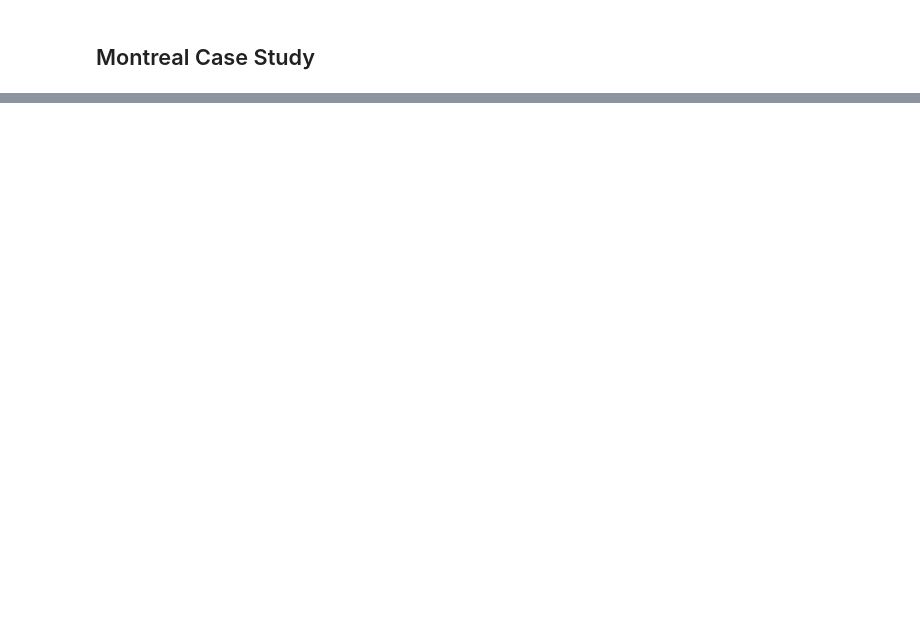
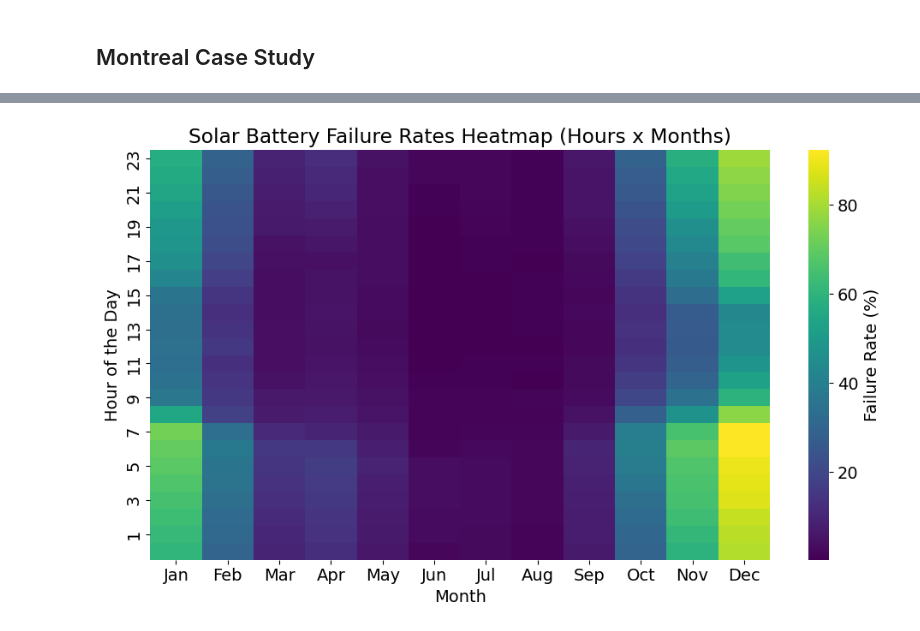
Before and after one commit to kyanshlipak/HT_monitor_model_public, a Jupyter notebook: global_modeling_figures_and_analysis.ipynb, the cells around one changed output, grey strips where cells are left out. Drawn from its saved outputs; the diff is of its cells as text; code cells hidden in the pictures; blank space fills up the shorter version.

```diff
--- a/global_modeling_figures_and_analysis.ipynb
+++ b/global_modeling_figures_and_analysis.ipynb
@@ -1990,34 +2287,36 @@ def chart_solar_failure_matplotlib(solar_data):
     solar_data['month'] = solar_data.index.month
     solar_data['hour'] = solar_data.index.hour
     solar_data['failure'] = (solar_data['charges'] / 3600 <= 0.001) * 100
 
     # Aggregate the data
     agg_df = solar_data.groupby(['month', 'hour']).agg({'failure': 'mean'}).reset_index()
 
     # Pivot the data to create a matrix for the heatmap
     heatmap_data = agg_df.pivot(index='hour', columns='month', values='failure').sort_index(ascending=False)
 
     # Define month abbreviations
     month_abbr = ['Jan', 'Feb', 'Mar', 'Apr', 'May', 'Jun', 'Jul', 'Aug', 'Sep', 'Oct', 'Nov', 'Dec']
 
     # Create the heatmap
     fig, ax = plt.subplots(figsize=(10, 6))
     sns.heatmap(heatmap_data, cmap='viridis', ax=ax, cbar_kws={'label': 'Failure Rate (%)'})
 
     # Customize the plot
     ax.set_title('Solar Battery Failure Rates Heatmap (Hours x Months)')
     ax.set_xlabel('Month')
     ax.set_ylabel('Hour of the Day')
 
     # Set the x-axis to show month abbreviations
     ax.set_xticks(np.arange(0.5, len(month_abbr) + 0.5))
     ax.set_xticklabels(month_abbr)
 
     plt.tight_layout()
 
     return fig
 
-fig = chart_solar_failure_matplotlib(solar_data)
+fig = chart_solar_failure_matplotlib(solar_data_montreal)
+# %% [output]
+[figure, added]
 # %%
 import pandas as pd
 import matplotlib.pyplot as plt
```
Also changed, not shown: parts of 22 cells of this notebook, 2 other files.
